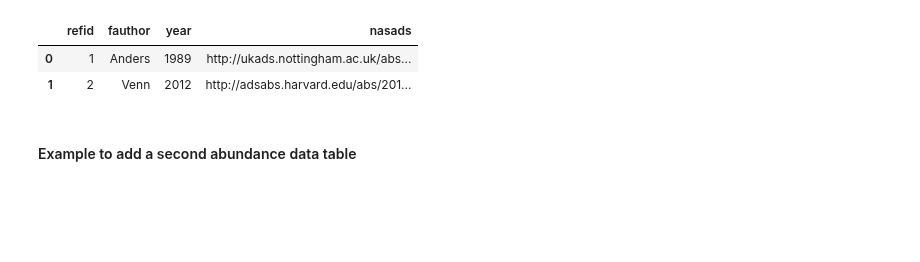
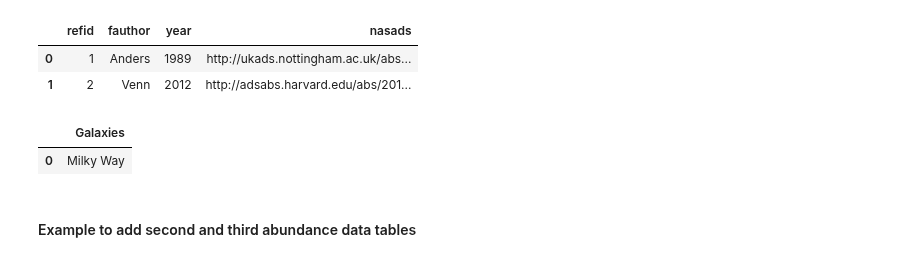
Before and after one commit to NuGrid/NuPyCEE, a Jupyter notebook: DOC/Capabilities/SQL_stellab.ipynb, the cells around one changed output. Cells and saved outputs as stored; diff of their text form; code cells hidden in the pictures; blank space fills up the shorter version.

```diff
--- a/DOC/Capabilities/SQL_stellab.ipynb
+++ b/DOC/Capabilities/SQL_stellab.ipynb
@@ -401,8 +428,13 @@ get_paper_refs()
 |  | refid | fauthor | year | nasads |
 | 0 | 1 | Anders | 1989 | http://ukads.nottingham.ac.uk/abs... |
 | 1 | 2 | Venn | 2012 | http://adsabs.harvard.edu/abs/201... |
+# %%
+get_galaxies()
+# %% [output]
+|  | Galaxies |
+| 0 | Milky Way |
 # %% [markdown]
-#### Example to add a second abundance data table
+#### Example to add second and third abundance data tables
 # %%
 #add abundance data
 abundance_paper=['BeersFun',2008,'http://adsabs.harvard.edu/abs/2012ApJ...751..102V','Milky Way']
```
Also changed, not shown: parts of 17 cells of this notebook.
